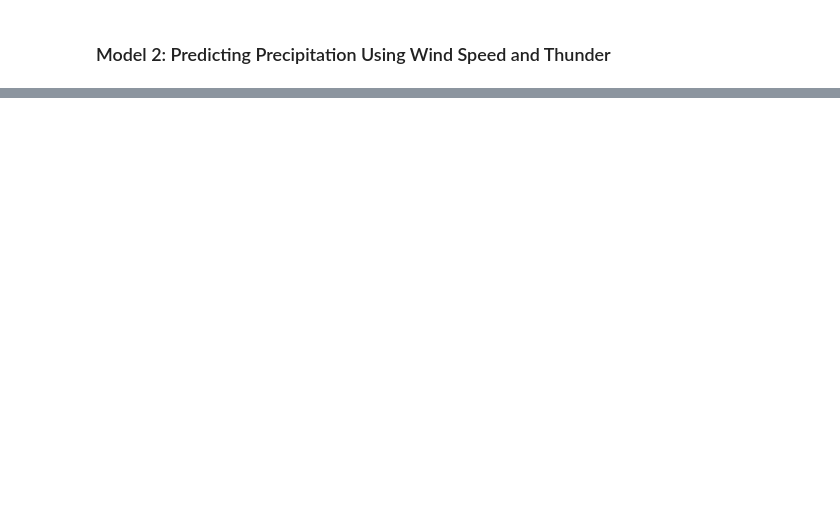
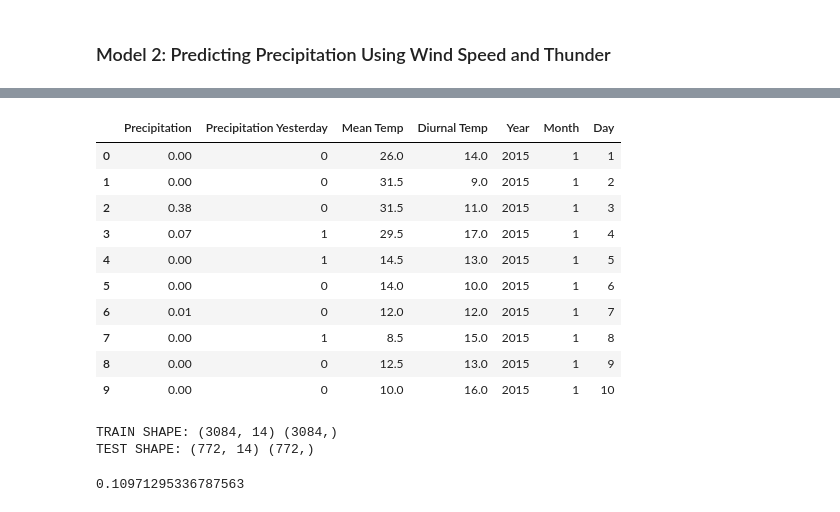
Before and after one commit to JustinTrannn/weatherCMSE202project, a Jupyter notebook: AllCode.ipynb, the cells around one changed output, grey strips where cells are left out. Cells and saved outputs as stored; diff of their text form; code cells hidden in the pictures; blank space fills up the shorter version.

Commit message:
Added random forest to AllCode

```diff
--- a/AllCode.ipynb
+++ b/AllCode.ipynb
@@ -213,0 +287,68 @@ Notes:
+# %%
+# Drop bad columns
+weather = weather.drop(columns_to_drop, axis=1)
+weather = weather.drop(['Name', 'Station'], axis=1)
+weather = weather.dropna()
+# %%
+# Columns to add:
+# Did it rain the day before?
+# Mean temperature (max temp - min temp / 2)
+# Temperature range (max temp - min temp) aka "diurnal_range"
+
+shifted_precip = weather['Precipitation'].shift(1)
+precip_yesterday_bool = shifted_precip > 0
+weather['Precipitation Yesterday'] = precip_yesterday_bool.astype(int)
+
+weather['Mean Temp'] = (weather['Max Temp'] + weather['Min Temp']) / 2
+weather['Diurnal Temp'] = weather['Max Temp'] - weather['Min Temp']
+
+# Turn date into datetime object
+weather['Date'] = pd.to_datetime(weather['Date'])
+
+weather['Year'] = weather['Date'].dt.year
+weather['Month'] = weather['Date'].dt.month
+weather['Day'] = weather['Date'].dt.day
+weather = weather.drop(columns=['Date'])
+
+display(weather[['Precipitation', 'Precipitation Yesterday', 'Mean Temp', 'Diurnal Temp', 'Year', 'Month', 'Day']].head(10))
+# %% [output]
+|  | Precipitation | Precipitation Yesterday | Mean Temp | Diurnal Temp | Year | Month | Day |
+| 0 | 0.00 | 0 | 26.0 | 14.0 | 2015 | 1 | 1 |
+| 1 | 0.00 | 0 | 31.5 | 9.0 | 2015 | 1 | 2 |
+| 2 | 0.38 | 0 | 31.5 | 11.0 | 2015 | 1 | 3 |
+| 3 | 0.07 | 1 | 29.5 | 17.0 | 2015 | 1 | 4 |
+| 4 | 0.00 | 1 | 14.5 | 13.0 | 2015 | 1 | 5 |
+| 5 | 0.00 | 0 | 14.0 | 10.0 | 2015 | 1 | 6 |
+| 6 | 0.01 | 0 | 12.0 | 12.0 | 2015 | 1 | 7 |
+| 7 | 0.00 | 1 | 8.5 | 15.0 | 2015 | 1 | 8 |
+| 8 | 0.00 | 0 | 12.5 | 13.0 | 2015 | 1 | 9 |
+| 9 | 0.00 | 0 | 10.0 | 16.0 | 2015 | 1 | 10 |
+# %%
+features = weather.drop('Precipitation', axis=1).columns
+X = weather[features]
+y = weather['Precipitation']
+
+
+train_X, test_X, train_y, test_y = train_test_split(
+    X, y,
+    test_size=0.2,
+    random_state=42
+)
+
+print("TRAIN SHAPE:", train_X.shape, train_y.shape)
+print("TEST SHAPE:", test_X.shape, test_y.shape)
+# %% [output]
+TRAIN SHAPE: (3084, 14) (3084,)
+TEST SHAPE: (772, 14) (772,)
+# %%
+forest_model = RandomForestRegressor(random_state=42)
+
+forest_model.fit(train_X, train_y)
+
+preds = forest_model.predict(test_X)
+
+val_mae = mean_absolute_error(test_y, preds)
+
+val_mae
+# %% [output]
+0.10971295336787563
```
Also changed, not shown: parts of 8 cells of this notebook.
